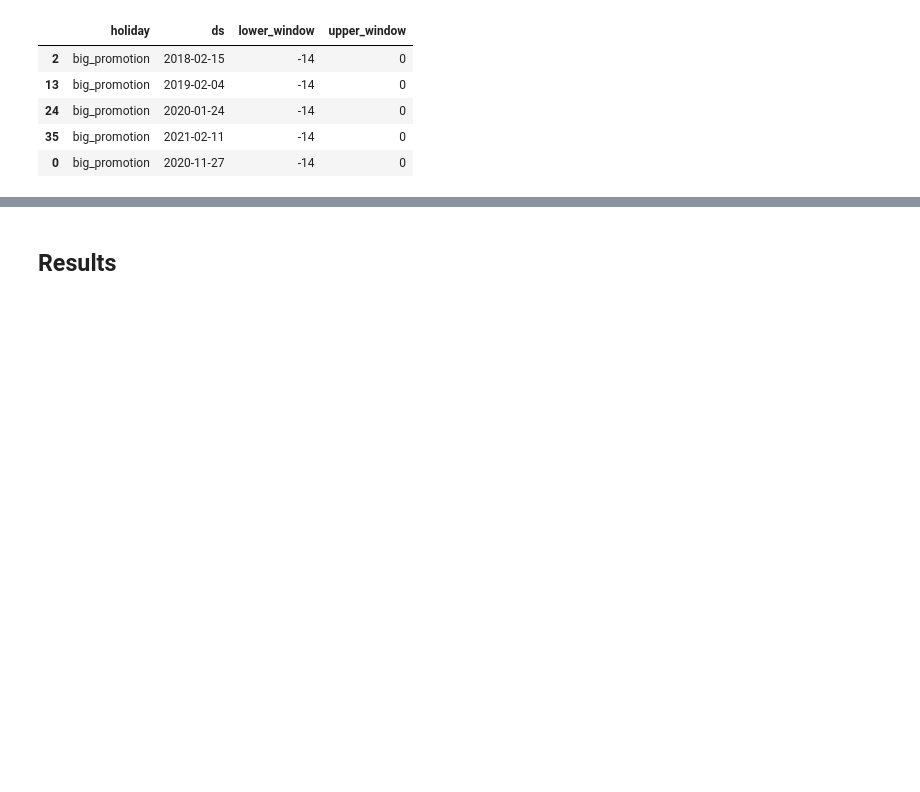
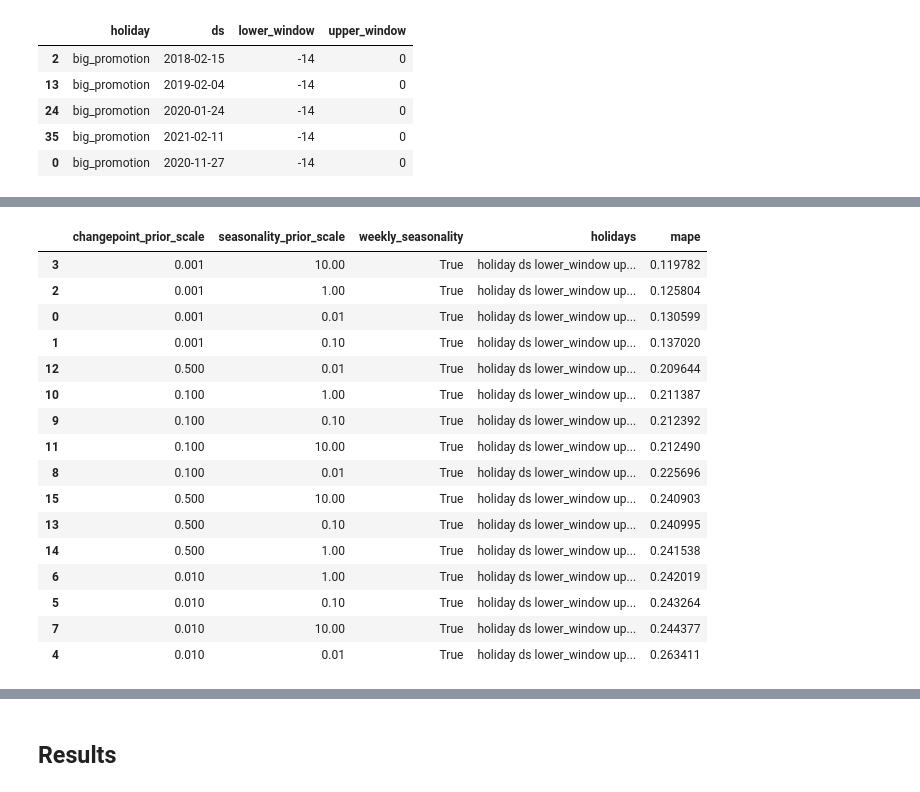
Before and after one commit to phucnh22/Sales_forecast, a Jupyter notebook: Forecast_5.ipynb, the cells around one changed output, grey strips where cells are left out. Cells and saved outputs as stored; diff of their text form; code cells hidden in the pictures; blank space fills up the shorter version.

```diff
--- a/Forecast_5.ipynb
+++ b/Forecast_5.ipynb
@@ -562,3 +559,23 @@ INFO:prophet:Making 6 forecasts with cutoffs between 2020-11-29 00:00:00 and 202
+# %%
+tuning_results
+# %% [output]
+|  | changepoint_prior_scale | seasonality_prior_scale | weekly_seasonality | holidays | mape |
+| 3 | 0.001 | 10.00 | True | holiday ds lower_window up... | 0.119782 |
+| 2 | 0.001 | 1.00 | True | holiday ds lower_window up... | 0.125804 |
+| 0 | 0.001 | 0.01 | True | holiday ds lower_window up... | 0.130599 |
+| 1 | 0.001 | 0.10 | True | holiday ds lower_window up... | 0.137020 |
+| 12 | 0.500 | 0.01 | True | holiday ds lower_window up... | 0.209644 |
+| 10 | 0.100 | 1.00 | True | holiday ds lower_window up... | 0.211387 |
+| 9 | 0.100 | 0.10 | True | holiday ds lower_window up... | 0.212392 |
+| 11 | 0.100 | 10.00 | True | holiday ds lower_window up... | 0.212490 |
+| 8 | 0.100 | 0.01 | True | holiday ds lower_window up... | 0.225696 |
+| 15 | 0.500 | 10.00 | True | holiday ds lower_window up... | 0.240903 |
+| 13 | 0.500 | 0.10 | True | holiday ds lower_window up... | 0.240995 |
+| 14 | 0.500 | 1.00 | True | holiday ds lower_window up... | 0.241538 |
+| 6 | 0.010 | 1.00 | True | holiday ds lower_window up... | 0.242019 |
+| 5 | 0.010 | 0.10 | True | holiday ds lower_window up... | 0.243264 |
+| 7 | 0.010 | 10.00 | True | holiday ds lower_window up... | 0.244377 |
+| 4 | 0.010 | 0.01 | True | holiday ds lower_window up... | 0.263411 |
 # %%
 # %% final PROPHET
 params = {
```
Also changed, not shown: parts of 12 cells of this notebook, 11 other files.
